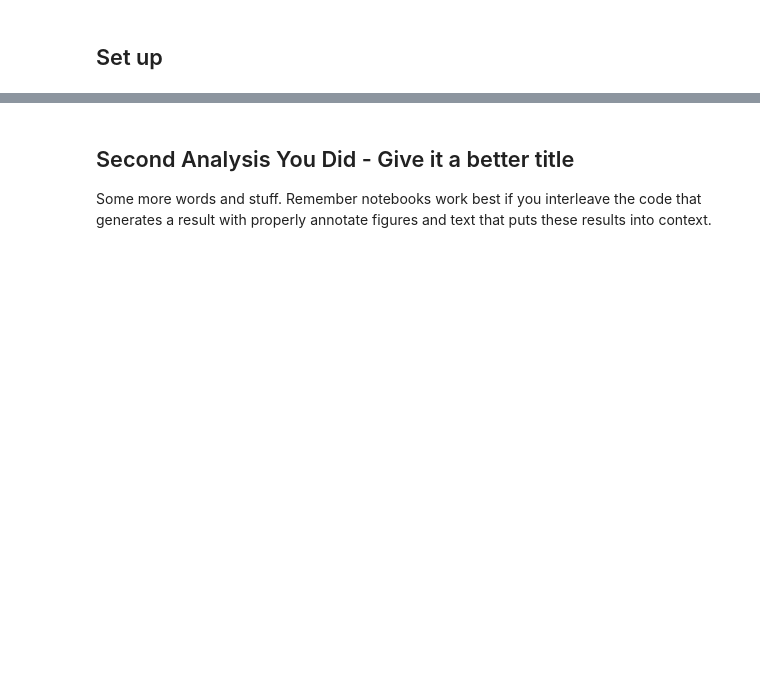
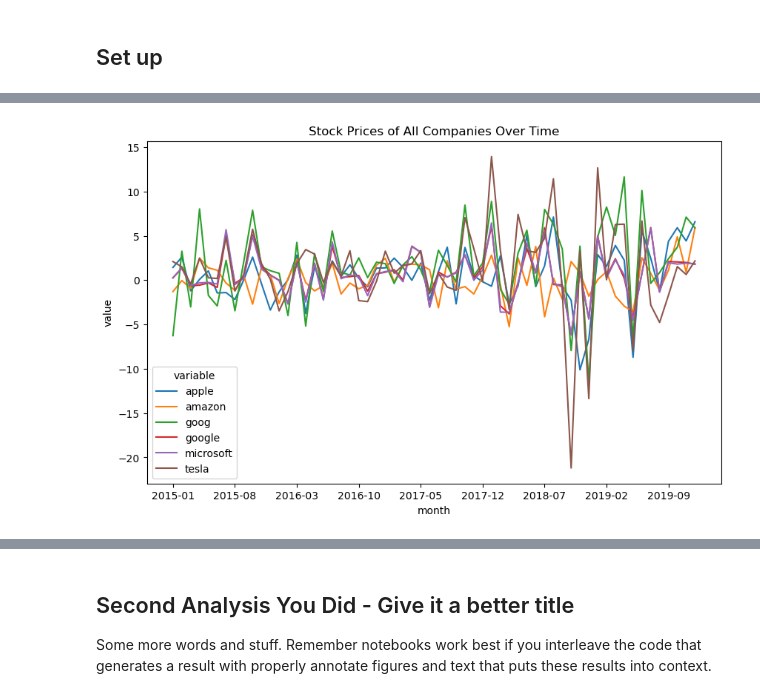
Before and after one commit to theTY2002/COGS-108-Final-Project, a Jupyter notebook: FinalProject_Group116_FA23.ipynb, the cells around one changed output, grey strips where cells are left out. Saved outputs shown, nothing was run; the diff lists cells and outputs as text; code cells hidden in the pictures; blank space fills up the shorter version.

```diff
--- a/FinalProject_Group116_FA23.ipynb
+++ b/FinalProject_Group116_FA23.ipynb
@@ -293,0 +318,26 @@ tesla_stock
+# %%
+# Operation to get monthly difference
+diff = lambda x: x['End Day Price']['first'] - x['Beginning Day Price']["last"]
+
+#Calculate monthly price differences
+month_price_differences = pd.concat(
+    [
+        apple_stock.groupby("month").agg(['first', 'last']).apply(diff, axis=1).to_frame(),
+        tesla_stock.groupby("month").agg(['first', 'last']).apply(diff, axis=1).to_frame(),
+        microsoft_stock.groupby("month").agg(['first', 'last']).apply(diff, axis=1).to_frame(),
+        goog_stock.groupby("month").agg(['first', 'last']).apply(diff, axis=1).to_frame(),
+        googl_stock.groupby("month").agg(['first', 'last']).apply(diff, axis=1).to_frame(),
+        amazon_stock.groupby("month").agg(['first', 'last']).apply(diff, axis=1).to_frame()
+    ],
+    join='outer',
+    axis=1
+).reset_index()
+month_price_differences.columns = ["month", "apple", "amazon", "goog", "google", "microsoft", "tesla"]
+# %%
+plt.figure(figsize=(10, 6))
+ax = sns.lineplot(x='month', y='value', hue='variable', data=pd.melt(month_price_differences, ['month']))
+ax.xaxis.set_major_locator(matplotlib.ticker.MultipleLocator(7))
+plt.title('Stock Prices of All Companies Over Time')
+plt.show()
+# %% [output]
+[figure, added]
```
Also changed, not shown: parts of 46 cells of this notebook.
